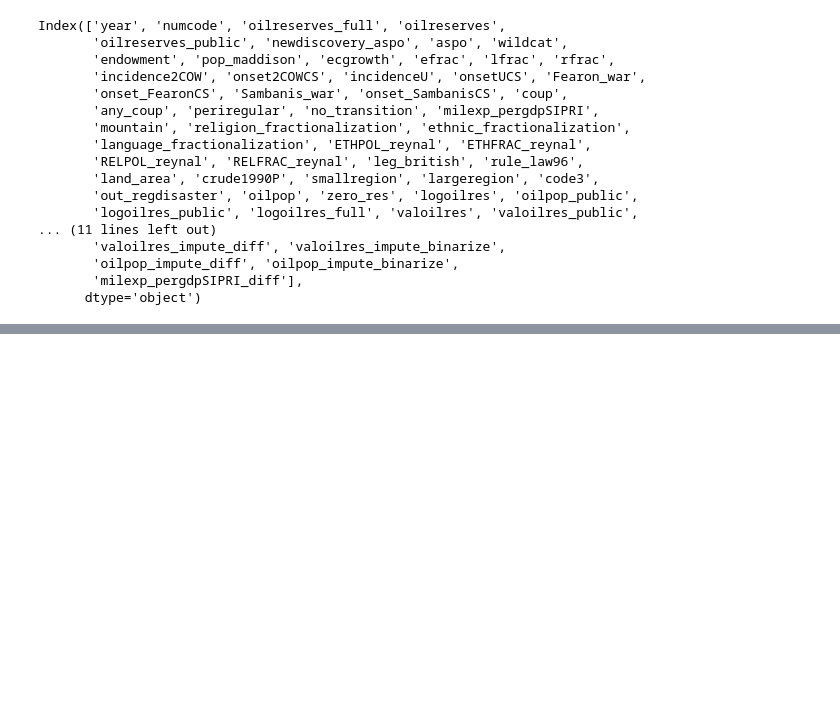
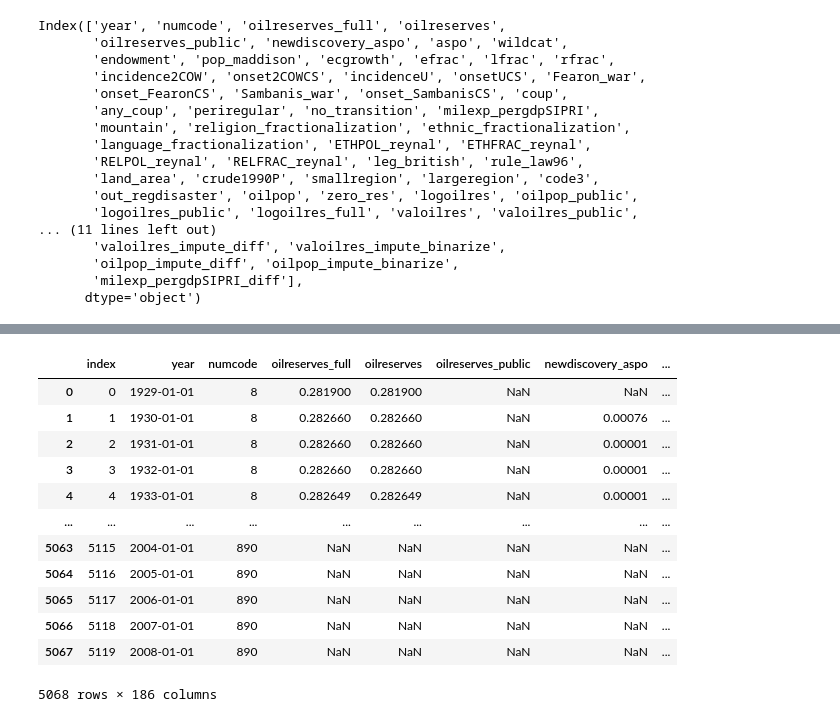
Before and after one commit to wanranzhao/STAT27420-final-code, a Jupyter notebook: Code/model_fitting.ipynb, the cells around one changed output, grey strips where cells are left out. Saved outputs shown, nothing was run; the diff lists cells and outputs as text; code cells hidden in the pictures; blank space fills up the shorter version.

```diff
--- a/Code/model_fitting.ipynb
+++ b/Code/model_fitting.ipynb
@@ -432,0 +450,18 @@ defense_burden_df
+# %%
+aspo_df = pd.read_stata('../Data/data/aspo_full_matching.dta')
+# %%
+aspo_df
+# %% [output]
+|  | index | year | numcode | oilreserves_full | oilreserves | oilreserves_public | newdiscovery_aspo | ... |
+| 0 | 0 | 1929-01-01 | 8 | 0.281900 | 0.281900 | NaN | NaN | ... |
+| 1 | 1 | 1930-01-01 | 8 | 0.282660 | 0.282660 | NaN | 0.00076 | ... |
+| 2 | 2 | 1931-01-01 | 8 | 0.282660 | 0.282660 | NaN | 0.00001 | ... |
+| 3 | 3 | 1932-01-01 | 8 | 0.282660 | 0.282660 | NaN | 0.00001 | ... |
+| 4 | 4 | 1933-01-01 | 8 | 0.282649 | 0.282649 | NaN | 0.00001 | ... |
+| ... | ... | ... | ... | ... | ... | ... | ... | ... |
+| 5063 | 5115 | 2004-01-01 | 890 | NaN | NaN | NaN | NaN | ... |
+| 5064 | 5116 | 2005-01-01 | 890 | NaN | NaN | NaN | NaN | ... |
+| 5065 | 5117 | 2006-01-01 | 890 | NaN | NaN | NaN | NaN | ... |
+| 5066 | 5118 | 2007-01-01 | 890 | NaN | NaN | NaN | NaN | ... |
+| 5067 | 5119 | 2008-01-01 | 890 | NaN | NaN | NaN | NaN | ... |
+5068 rows × 186 columns
```
Also changed, not shown: parts of 12 cells of this notebook.
